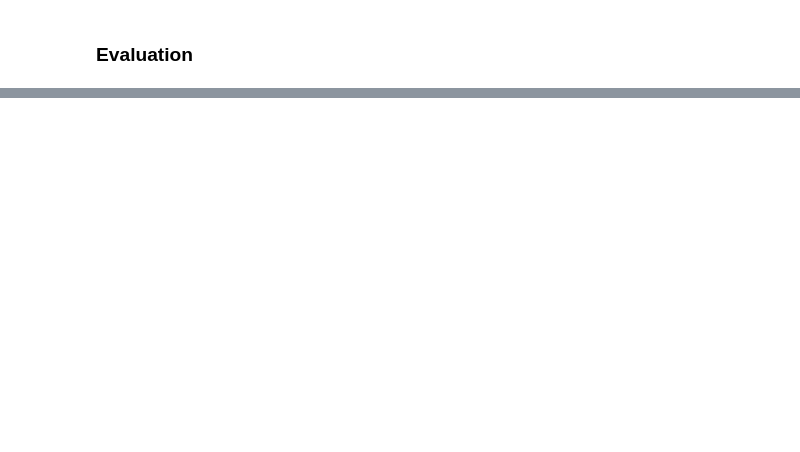
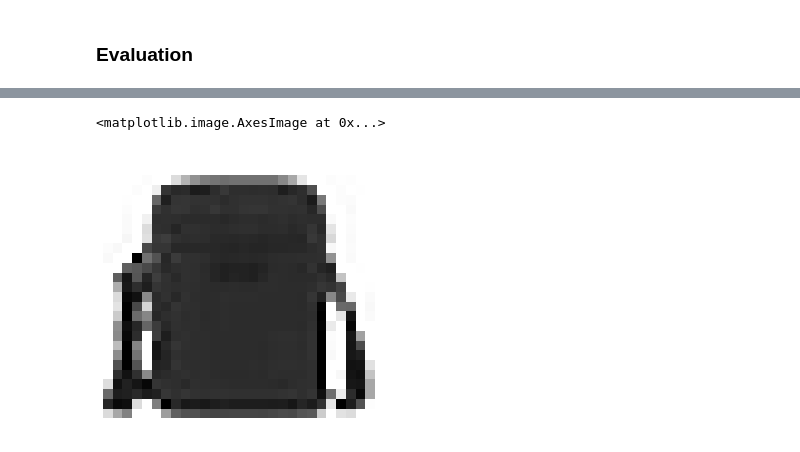
Before and after one commit to roma-glushko/zelando-fashion-mnist, a Jupyter notebook: index.ipynb, the cells around one changed output, grey strips where cells are left out. Saved outputs shown, nothing was run; the diff lists cells and outputs as text; code cells hidden in the pictures; blank space fills up the shorter version.

```diff
--- a/index.ipynb
+++ b/index.ipynb
@@ -510,4 +529,15 @@ def plot_conv_output(model, layer_name, test_input):
             ax.imshow(feature_map, cmap='binary')
 
     return fig
+# %%
+sample_image = X_test2d[1183]
+
+fig = plt.figure(figsize=(5, 5))
+ax = fig.add_subplot(1, 1, 1)
+ax.axis('off')
+
+ax.imshow(sample_image, cmap='binary')
+# %% [output]
+<matplotlib.image.AxesImage at 0x...>
+[figure, added]
 # %%
```
Also changed, not shown: parts of 17 cells of this notebook.
